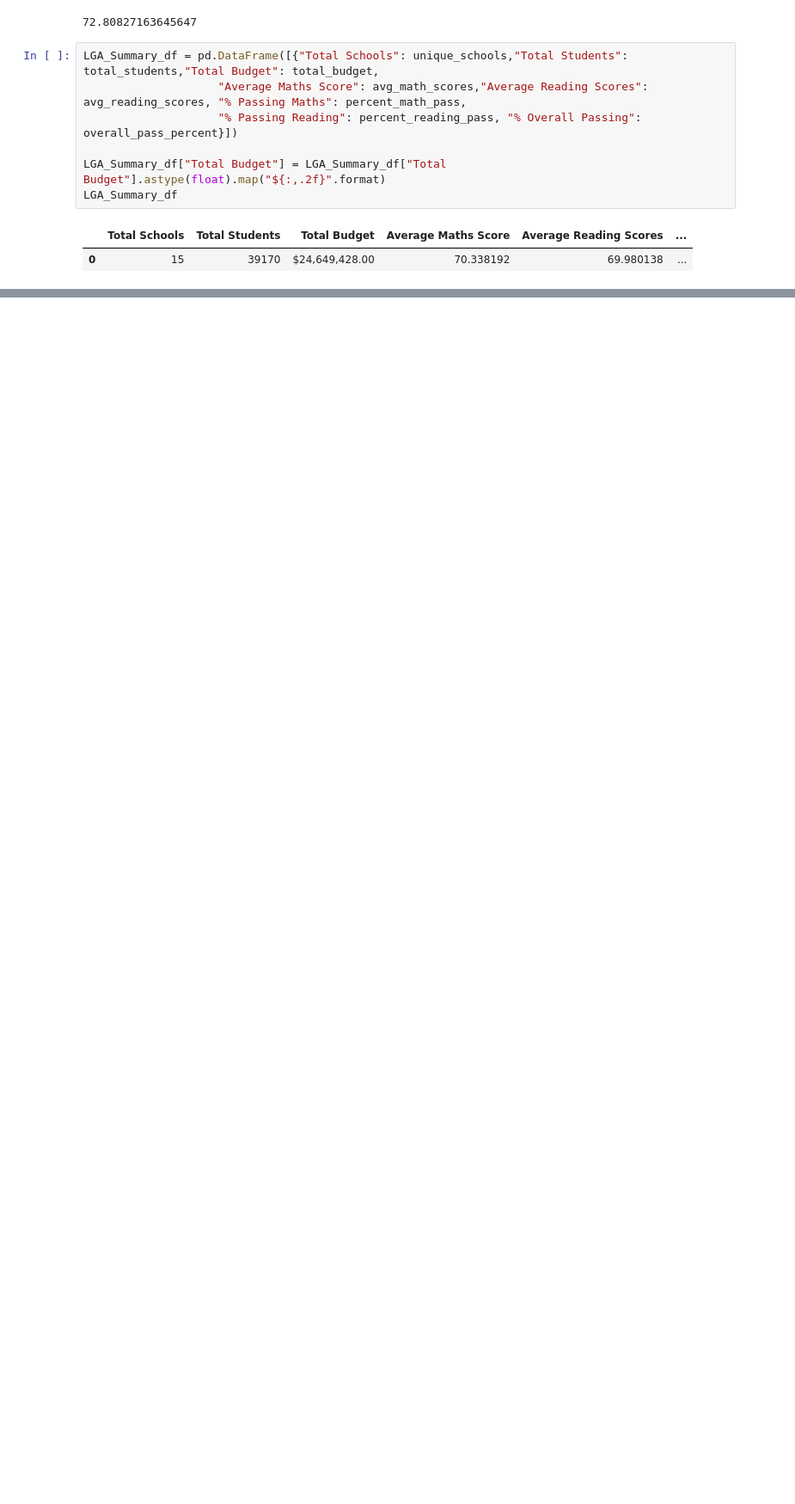
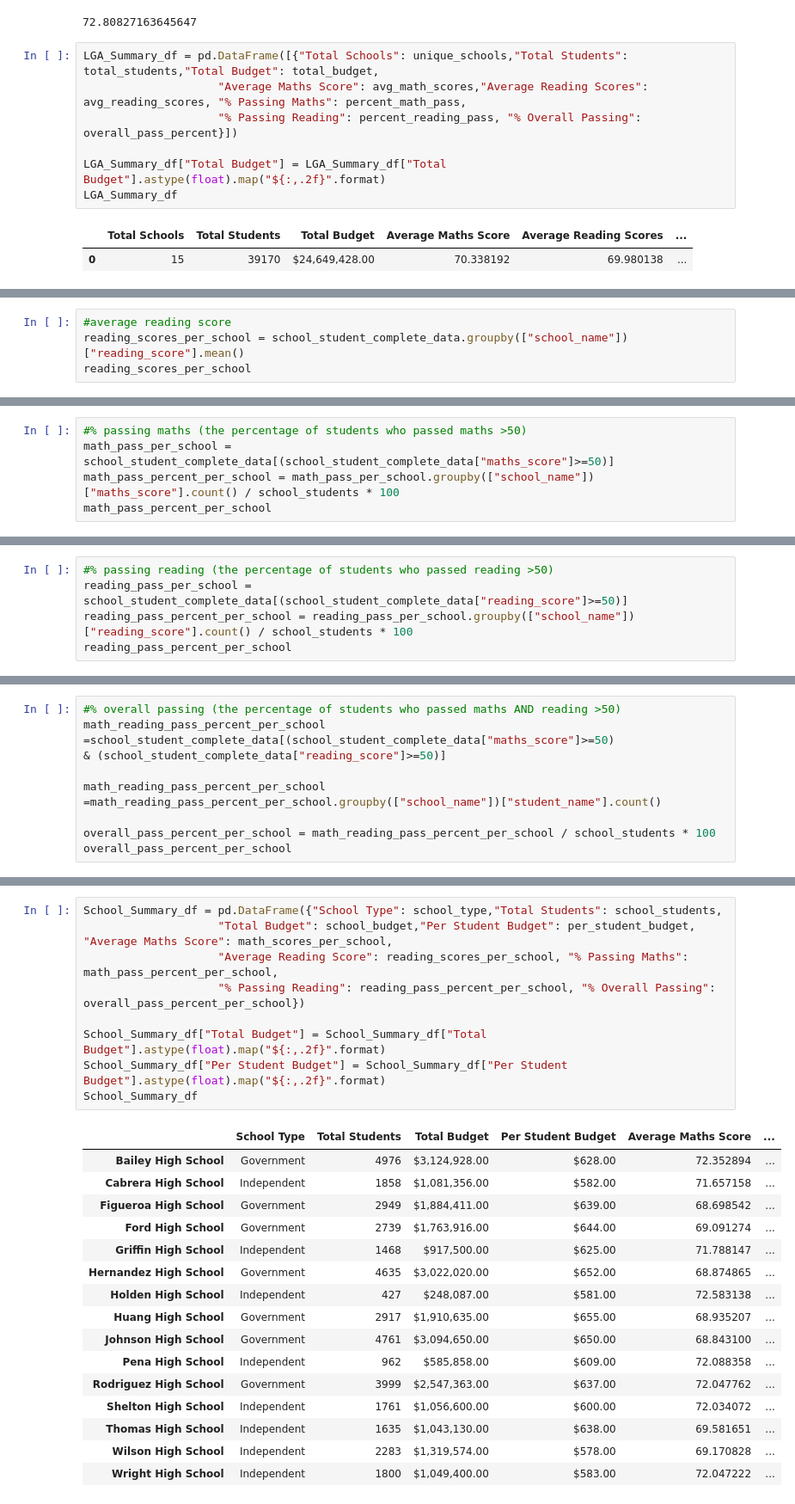
Before and after one commit to TroyFoote/Pandas_PyCity_Schools_Analysis, a Jupyter notebook: PyCitySchools/main.ipynb, the cells around one changed output, grey strips where cells are left out. Shown at 86% size. Drawn from its saved outputs; the diff is of its cells as text; blank space fills up the shorter version.

Commit message:
completed school summary

```diff
--- a/PyCitySchools/main.ipynb
+++ b/PyCitySchools/main.ipynb
@@ -111,0 +246,4 @@ LGA_Summary_df
+# %%
+#average reading score
+reading_scores_per_school = school_student_complete_data.groupby(["school_name"])["reading_score"].mean()
+reading_scores_per_school
@@ -111,0 +268,5 @@ LGA_Summary_df
+# %%
+#% passing maths (the percentage of students who passed maths >50)
+math_pass_per_school = school_student_complete_data[(school_student_complete_data["maths_score"]>=50)]
+math_pass_percent_per_school = math_pass_per_school.groupby(["school_name"])["maths_score"].count() / school_students * 100
+math_pass_percent_per_school
@@ -111,0 +290,5 @@ LGA_Summary_df
+# %%
+#% passing reading (the percentage of students who passed reading >50)
+reading_pass_per_school = school_student_complete_data[(school_student_complete_data["reading_score"]>=50)]
+reading_pass_percent_per_school = reading_pass_per_school.groupby(["school_name"])["reading_score"].count() / school_students * 100
+reading_pass_percent_per_school
@@ -111,0 +312,9 @@ LGA_Summary_df
+# %%
+#% overall passing (the percentage of students who passed maths AND reading >50)
+math_reading_pass_percent_per_school =school_student_complete_data[(school_student_complete_data["maths_score"]>=50)
+& (school_student_complete_data["reading_score"]>=50)]
+
+math_reading_pass_percent_per_school =math_reading_pass_percent_per_school.groupby(["school_name"])["student_name"].count()
+
+overall_pass_percent_per_school = math_reading_pass_percent_per_school / school_students * 100
+overall_pass_percent_per_school
@@ -111,0 +338,26 @@ LGA_Summary_df
+# %%
+School_Summary_df = pd.DataFrame({"School Type": school_type,"Total Students": school_students,
+                    "Total Budget": school_budget,"Per Student Budget": per_student_budget, "Average Maths Score": math_scores_per_school,
+                    "Average Reading Score": reading_scores_per_school, "% Passing Maths": math_pass_percent_per_school,
+                    "% Passing Reading": reading_pass_percent_per_school, "% Overall Passing": overall_pass_percent_per_school})
+
+School_Summary_df["Total Budget"] = School_Summary_df["Total Budget"].astype(float).map("${:,.2f}".format)
+School_Summary_df["Per Student Budget"] = School_Summary_df["Per Student Budget"].astype(float).map("${:,.2f}".format)
+School_Summary_df
+# %% [output]
+|  | School Type | Total Students | Total Budget | Per Student Budget | Average Maths Score | ... |
+| Bailey High School | Government | 4976 | $3,124,928.00 | $628.00 | 72.352894 | ... |
+| Cabrera High School | Independent | 1858 | $1,081,356.00 | $582.00 | 71.657158 | ... |
+| Figueroa High School | Government | 2949 | $1,884,411.00 | $639.00 | 68.698542 | ... |
+| Ford High School | Government | 2739 | $1,763,916.00 | $644.00 | 69.091274 | ... |
+| Griffin High School | Independent | 1468 | $917,500.00 | $625.00 | 71.788147 | ... |
+| Hernandez High School | Government | 4635 | $3,022,020.00 | $652.00 | 68.874865 | ... |
+| Holden High School | Independent | 427 | $248,087.00 | $581.00 | 72.583138 | ... |
+| Huang High School | Government | 2917 | $1,910,635.00 | $655.00 | 68.935207 | ... |
+| Johnson High School | Government | 4761 | $3,094,650.00 | $650.00 | 68.843100 | ... |
+| Pena High School | Independent | 962 | $585,858.00 | $609.00 | 72.088358 | ... |
+| Rodriguez High School | Government | 3999 | $2,547,363.00 | $637.00 | 72.047762 | ... |
+| Shelton High School | Independent | 1761 | $1,056,600.00 | $600.00 | 72.034072 | ... |
+| Thomas High School | Independent | 1635 | $1,043,130.00 | $638.00 | 69.581651 | ... |
+| Wilson High School | Independent | 2283 | $1,319,574.00 | $578.00 | 69.170828 | ... |
+| Wright High School | Independent | 1800 | $1,049,400.00 | $583.00 | 72.047222 | ... |
```
Also changed, not shown: parts of 25 cells of this notebook.
